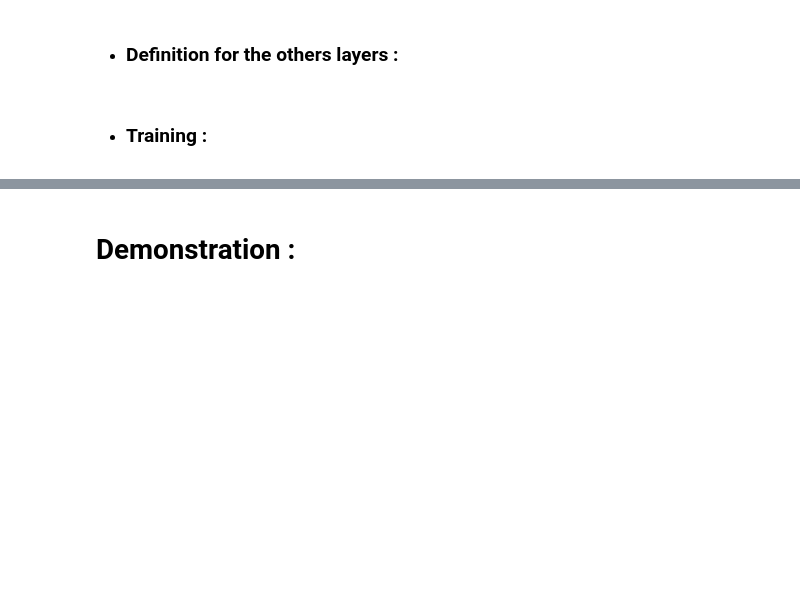
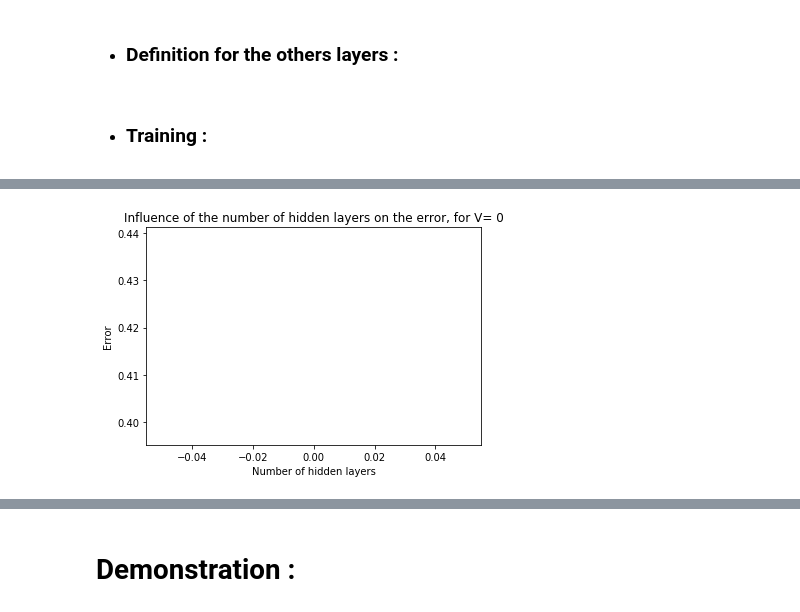
Before and after one commit to adrihans/Projet-Tech-AI, a Jupyter notebook: Notebook_project_techAI_sklearn.ipynb, the cells around one changed output, grey strips where cells are left out. Cells and saved outputs as stored; diff of their text form; code cells hidden in the pictures; blank space fills up the shorter version.

Commit message:
[MAJ Notebook]
Ajout d'une boucle sur le nombre de couches et sur la vitesse de descente pour permettre des plots et des comparaisons.
+ Traduction en anglais des expressions en français restantes

```diff
--- a/Notebook_project_techAI_sklearn.ipynb
+++ b/Notebook_project_techAI_sklearn.ipynb
@@ -29,8 +28,3 @@ reviews_train = []
 for line in open('movie_data/full_train.txt', 'r', encoding="utf8"):
 
     reviews_train.append(line.strip())
-
-reviews_test = []
-for line in open('movie_data/full_test.txt', 'r', encoding="utf8"):
-
-    reviews_test.append(line.strip())
@@ -131,9 +121,9 @@ Step_neurones = 10
 # %% [markdown]
 * ### Entrainement et validation :
 # %%
-#Boucle sur le nombre de neurones :
+#For on the number of neurones :
 
-for nbr_neurones in range(N_neurones_Min, N_neurones_Max, Step_neurones):
+for nbr_neurones in range(N_neurones_Min, N_neurones_Max+Step_neurones, Step_neurones):
     w1 = numpy.random.randn(n2,nbr_neurones)
     w2 = numpy.random.randn(nbr_neurones,1)
     dw1 = numpy.random.randn(n2,nbr_neurones)
@@ -144,7 +134,7 @@ for nbr_neurones in range(N_neurones_Min, N_neurones_Max, Step_neurones):
     L_nbr_epochs=[]
     L_Error=[]
 
-    for nbr_epochs in range(N_Epoch_Min, N_Epoch_Max, Step_Epoch):
+    for nbr_epochs in range(N_Epoch_Min, N_Epoch_Max+Step_Epoch, Step_Epoch):
 
         for k in range(nbr_epochs):
             #feedforward pour les couches l1 et l2 (relu l1 et sigmoid l2)
@@ -157,10 +147,10 @@ for nbr_neurones in range(N_neurones_Min, N_neurones_Max, Step_neurones):
             dw1 = x.T.dot(numpy.dot(2*(y - l2) * sigmoid_derivative(l2), w2.T) * relu_derivative(l1))
 
             #vitesse de descente
-            w1 += 0.005*dw1
-            w2 += 0.005*dw2
+            w1 += v*dw1
+            w2 += v*dw2
 
-        #validation du modèle
+        #validation of the model
         l1 = sigmoid(X_test.dot(w1))
         l2 = sigmoid(l1.dot(w2))
         error = abs(yy-classif(l2))
@@ -170,7 +160,7 @@ for nbr_neurones in range(N_neurones_Min, N_neurones_Max, Step_neurones):
         L_nbr_epochs.append(nbr_epochs)
         L_Error.append(numpy.mean(error))
 
-    #Plot pour chaque nbr_neurones :
+    #Plot for each nbr_neurones :
     plt.plot(L_nbr_epochs, L_Error)
     plt.xlabel("Number of epochs")
     plt.ylabel("Error")
@@ -214,37 +208,56 @@ if (nl>2):
 # %% [markdown]
 * ### Training :
 # %%
-#nombre epochs
-for k in range(500):
+#For on the speed of the descent :
+for v in range(V_Min, V_Max + Step_V, Step_V):
+    v=v/10000
 
+    L_Error_shl = []
+    L_N_hl = []
+
+    #For on the number of layers :
+    for number_layers in range(N_Layers_Min, N_Layers_Max + 1):
+
+        #Initializing the varibles functions of the number of layers :
+        if (number_layers>2):
+            dw = numpy.random.randn(number_layers-2,nn,nn)
+            w = numpy.random.randn(number_layers-2,nn,nn)
+            l = numpy.random.randn(number_layers-2,n1,nn)
+            delta = numpy.random.randn(number_layers-2,n1,nn)
+
+
+
+        #number of epochs
+        for k in range(N_Epoch):
 
             li = sigmoid(x.dot(wi))
 
-            if (nl>2):
+            if (number_layers>2):
                 l[0] = sigmoid(li.dot(w[0]))
-                for i in range(nl-4):
+                for i in range(number_layers-4):
 
                     l[i+1]=sigmoid(l[i].dot(w[i+1]))
 
-                lf = sigmoid(l[nl-3].dot(wf))
+                lf = sigmoid(l[number_layers-3].dot(wf))
                 deltaf = 2*(y - lf)
-                dwf = l[nl-3].T.dot(2*(y - lf) * sigmoid_derivative(lf))
-                delta[nl-3] = (deltaf * sigmoid_derivative(lf)).dot(wf.T)
+                dwf = l[number_layers-3].T.dot(2*(y - lf) * sigmoid_derivative(lf))
+                delta[number_layers-3] = (deltaf * sigmoid_derivative(lf)).dot(wf.T)
 
-                if(nl>3):
-                    dw[nl-3] = l[nl-4].T.dot(delta[nl-3]*sigmoid_derivative(l[nl-3]))
+                if(number_layers>3):
 
-                    for i in range(nl-4):
+                    dw[number_layers-3] = l[number_layers-4].T.dot(delta[number_layers-3]*sigmoid_derivative(l[number_layers-3]))
 
-                        delta[nl-i-4] = (delta[nl-i-3] * sigmoid_derivative(l[nl-i-3])).dot(w[nl-i-3].T)
-                        dw[nl-i-4] = l[nl-i-5].T.dot(delta[nl-i-4]* sigmoid_derivative(l[nl-i-4]))
-                        w[nl-i-4] += v*dw[nl-i-4]
+                    for i in range(number_layers-4):
+
+                        delta[number_layers-i-4] = (delta[number_layers-i-3] * sigmoid_derivative(l[number_layers-i-3])).dot(w[number_layers-i-3].T)
+                        dw[number_layers-i-4] = l[number_layers-i-5].T.dot(delta[number_layers-i-4]* sigmoid_derivative(l[number_layers-i-4]))
+                        w[number_layers-i-4] += v*dw[number_layers-i-4]
 
                     delta[0] = (delta[1] * sigmoid_derivative(l[1])).dot(w[1].T)
 
                 dw[0] = li.T.dot(delta[0]* sigmoid_derivative(l[0]))
                 dwi = x.T.dot((delta[0] * sigmoid_derivative(l[0])).dot(w[0].T)*sigmoid_derivative(li))
-                w[nl-3] += v*dw[nl-3]
+                w[number_layers-3] += v*dw[number_layers-3]
                 w[0] += v*dw[0]
             else:
                 lf = sigmoid(li.dot(wf))
@@ -253,3 +266,31 @@ for k in range(500):
 
             wi += v*dwi
             wf += v*dwf
+
+        #validation du modèle
+        if(number_layers>2):
+            l = numpy.random.randn(number_layers-2,5000,nn)
+            li = sigmoid(X_test.dot(wi))
+            l[0] = sigmoid(li.dot(w[0]))
+            for i in range(number_layers-4):
+                l[i+1]=sigmoid(l[i].dot(w[i+1]))
+
+            lf = sigmoid(l[number_layers-3].dot(wf))
+
+        else:
+            li = sigmoid(X_test.dot(wi))
+            lf = sigmoid(li.dot(wf))
+
+        error = abs(yy-classif(lf))
+        print("Error : ", numpy.mean(error), " Number of hidden layers : ", number_layers, " V = ", v)
+
+        L_N_hl.append(number_layers)
+        L_Error_shl.append(numpy.mean(error))
+
+    #Plotting the influence of the number of hidden layers on the Error, for each speed :
+    plt.plot(L_N_hl, L_Error_shl)
+    plt.xlabel("Number of hidden layers")
+    plt.ylabel("Error")
+    plt.title("Influence of the number of hidden layers on the error, for V= %i" %v)
+    plt.show()
+# %% [output]
@@ -255,0 +298 @@ for k in range(500):
+[figure, added]
```
Also changed, not shown: parts of 20 cells of this notebook.
